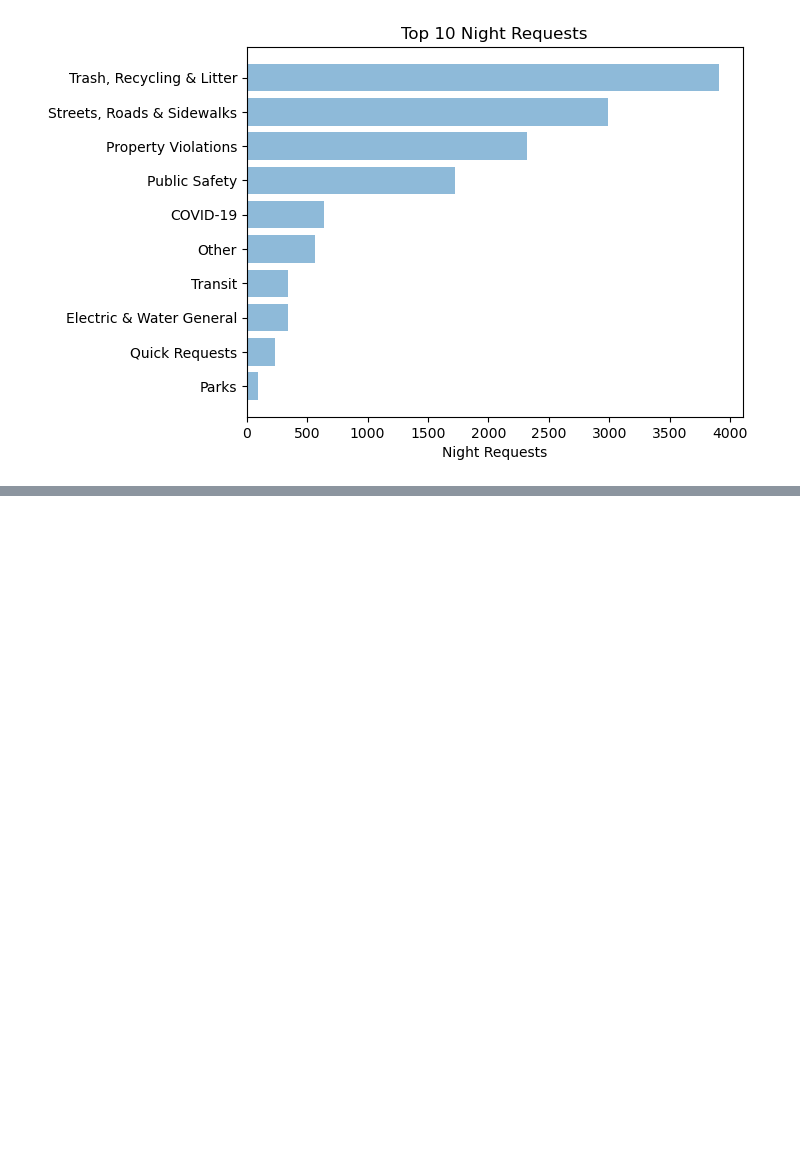
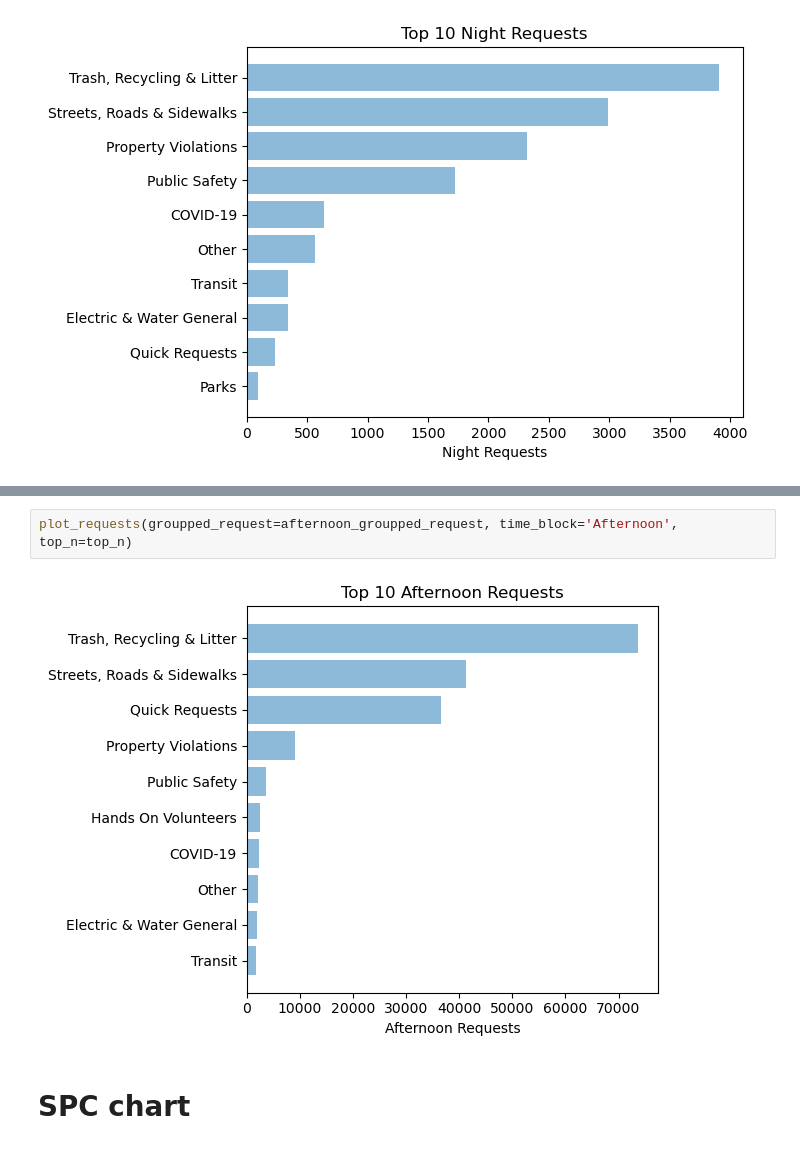
Before and after one commit to bensdata/hubnashville-bobcat, a Jupyter notebook: notebooks/hub_Nashville_311.ipynb, the cells around one changed output, grey strips where cells are left out. Cells and saved outputs as stored; diff of their text form; blank space fills up the shorter version.

```diff
--- a/notebooks/hub_Nashville_311.ipynb
+++ b/notebooks/hub_Nashville_311.ipynb
@@ -519,0 +549,6 @@ array([0, 1, 2, 3, 4, 5, 6, 7, 8, 9])
+# %%
+plot_requests(groupped_request=afternoon_groupped_request, time_block='Afternoon', top_n=top_n)
+# %% [output]
+[figure, added]
+# %% [markdown]
+# SPC chart
```
Also changed, not shown: parts of 15 cells of this notebook, 5 other files.
